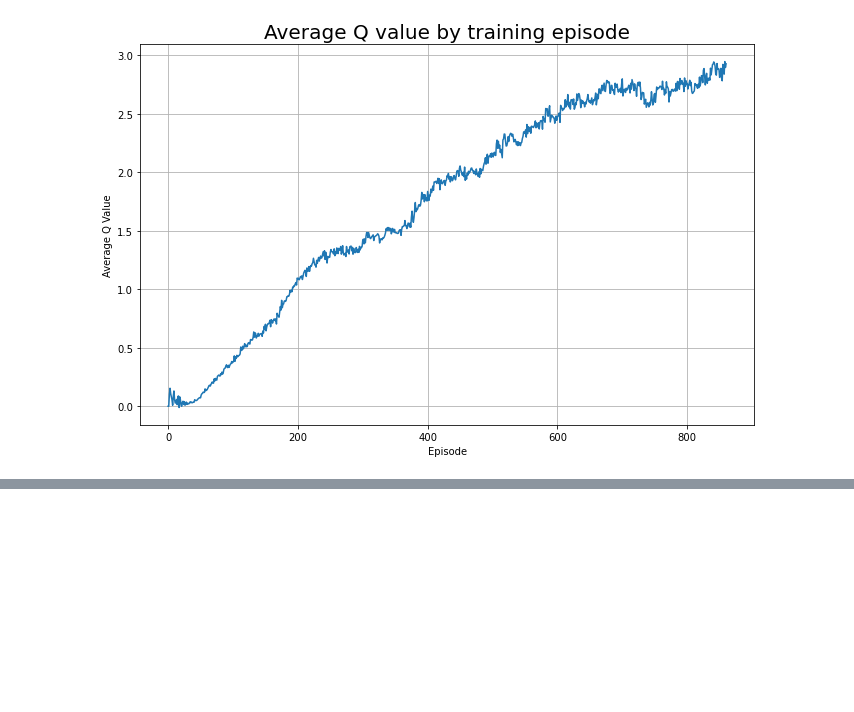
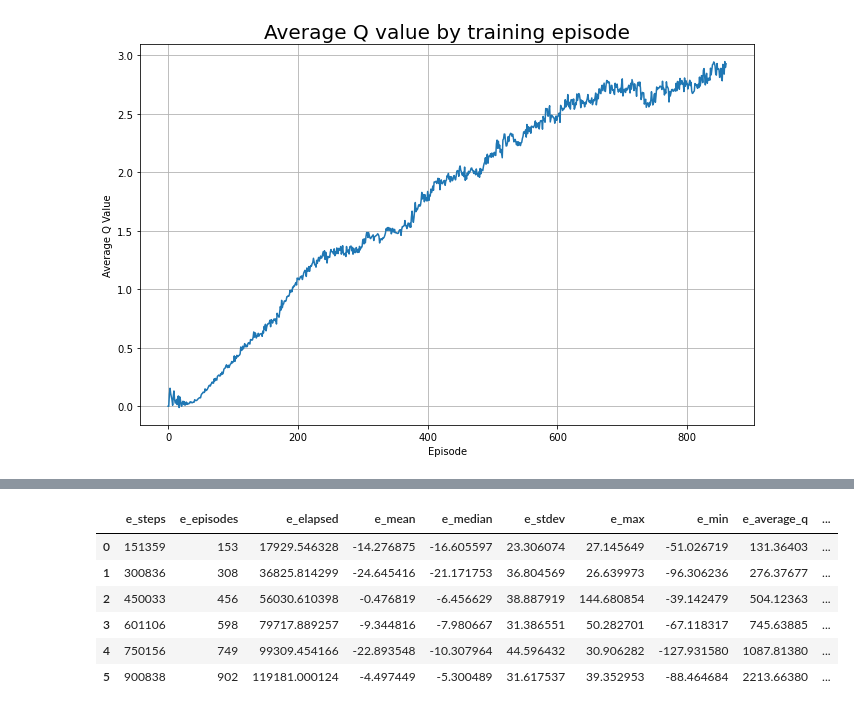
Before and after one commit to NiftyNico/DiamondsInTheRough, a Jupyter notebook: log_parser/log_parser.ipynb, the cells around one changed output, grey strips where cells are left out. Cells and saved outputs as stored; diff of their text form; code cells hidden in the pictures; blank space fills up the shorter version.

```diff
--- a/log_parser/log_parser.ipynb
+++ b/log_parser/log_parser.ipynb
@@ -136,0 +162,10 @@ ax.grid()
+# %%
+df_scores
+# %% [output]
+|  | e_steps | e_episodes | e_elapsed | e_mean | e_median | e_stdev | e_max | e_min | e_average_q | ... |
+| 0 | 151359 | 153 | 17929.546328 | -14.276875 | -16.605597 | 23.306074 | 27.145649 | -51.026719 | 131.36403 | ... |
+| 1 | 300836 | 308 | 36825.814299 | -24.645416 | -21.171753 | 36.804569 | 26.639973 | -96.306236 | 276.37677 | ... |
+| 2 | 450033 | 456 | 56030.610398 | -0.476819 | -6.456629 | 38.887919 | 144.680854 | -39.142479 | 504.12363 | ... |
+| 3 | 601106 | 598 | 79717.889257 | -9.344816 | -7.980667 | 31.386551 | 50.282701 | -67.118317 | 745.63885 | ... |
+| 4 | 750156 | 749 | 99309.454166 | -22.893548 | -10.307964 | 44.596432 | 30.906282 | -127.931580 | 1087.81380 | ... |
+| 5 | 900838 | 902 | 119181.000124 | -4.497449 | -5.300489 | 31.617537 | 39.352953 | -88.464684 | 2213.66380 | ... |
```
Also changed, not shown: parts of 8 cells of this notebook, 3 other files.
